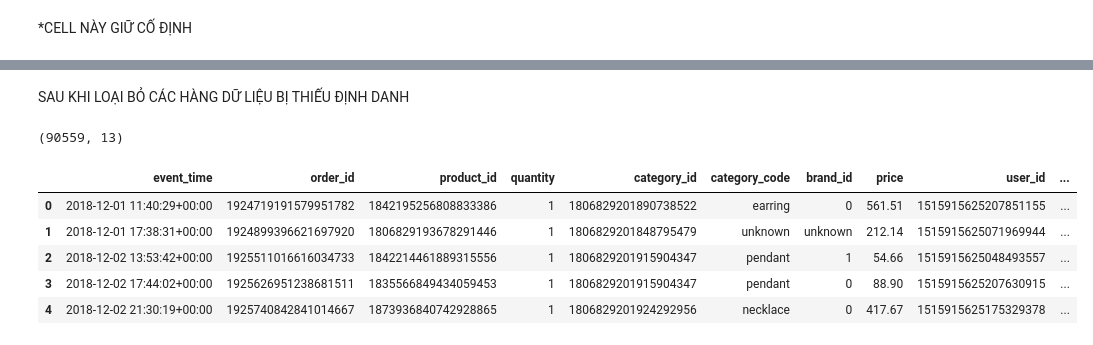
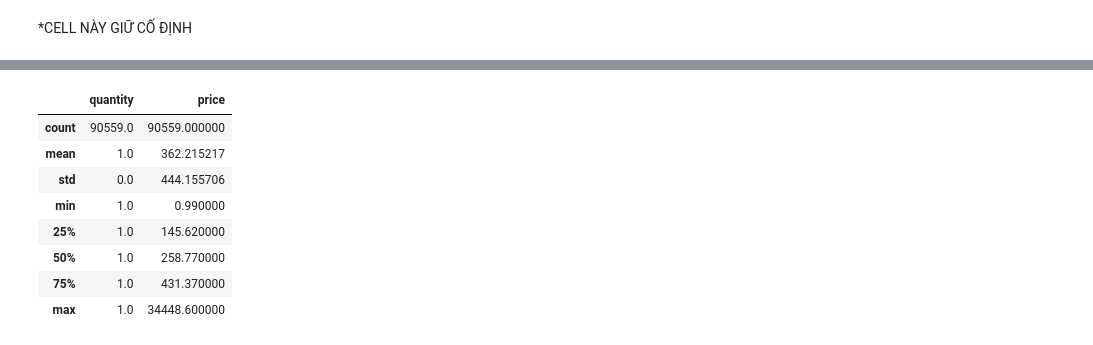
Before and after one commit to tinletrongCS/Data-mining, a Jupyter notebook: notebooks/tin.ipynb, the cells around one changed output, grey strips where cells are left out. Cells and saved outputs as stored; diff of their text form; code cells hidden in the pictures.

```diff
--- a/notebooks/tin.ipynb
+++ b/notebooks/tin.ipynb
@@ -64,10 +63,0 @@ memory usage: 9.7 MB
-# %%
-# def format_datetime_column(df: pd.DataFrame) -> pd.DataFrame:
-#     if 'event_time' in df.columns:
-#         df['event_time'] = pd.to_datetime(df['event_time'], errors='coerce')
-#     return df
-
-dataset = format_id_columns(dataset)
-dataset = format_datetime_column(dataset)
-dataset.info()
-dataset.head(4)
@@ -104,6 +64,7 @@ def format_price_column(df: pd.DataFrame) -> pd.DataFrame:
 # %%
-dataset = clean_category_column(dataset)
-dataset = clean_product_attributes(dataset)
+dataset = run_phase_1_cleaning(dataset)
 dataset.head(5)
+dataset.info()
+dataset.describe()
 dataset.shape
 # %% [output]
@@ -111,18 +92,13 @@ dataset.shape
-# %% [markdown]
-SAU KHI LOẠI BỎ CÁC HÀNG DỮ LIỆU BỊ THIẾU ĐỊNH DANH
-# %%
-dataset = drop_missing_critical_ids(dataset)
-dataset.shape
-# %% [output]
-(90559, 13)
 # %%
 dataset = run_phase_1_cleaning(dataset)
-dataset.shape
-dataset.head(5)
+dataset.describe()
 # %% [output]
-|  | event_time | order_id | product_id | quantity | category_id | category_code | brand_id | price | user_id | ... |
-| 0 | 2018-12-01 11:40:29+00:00 | 1924719191579951782 | 1842195256808833386 | 1 | 1806829201890738522 | earring | 0 | 561.51 | 1515915625207851155 | ... |
-| 1 | 2018-12-01 17:38:31+00:00 | 1924899396621697920 | 1806829193678291446 | 1 | 1806829201848795479 | unknown | unknown | 212.14 | 1515915625071969944 | ... |
-| 2 | 2018-12-02 13:53:42+00:00 | 1925511016616034733 | 1842214461889315556 | 1 | 1806829201915904347 | pendant | 1 | 54.66 | 1515915625048493557 | ... |
-| 3 | 2018-12-02 17:44:02+00:00 | 1925626951238681511 | 1835566849434059453 | 1 | 1806829201915904347 | pendant | 0 | 88.90 | 1515915625207630915 | ... |
-| 4 | 2018-12-02 21:30:19+00:00 | 1925740842841014667 | 1873936840742928865 | 1 | 1806829201924292956 | necklace | 0 | 417.67 | 1515915625175329378 | ... |
+|  | quantity | price |
+| count | 90559.0 | 90559.000000 |
+| mean | 1.0 | 362.215217 |
+| std | 0.0 | 444.155706 |
+| min | 1.0 | 0.990000 |
+| 25% | 1.0 | 145.620000 |
+| 50% | 1.0 | 258.770000 |
+| 75% | 1.0 | 431.370000 |
+| max | 1.0 | 34448.600000 |
```
Also changed, not shown: parts of 4 cells of this notebook, 8 other files.
